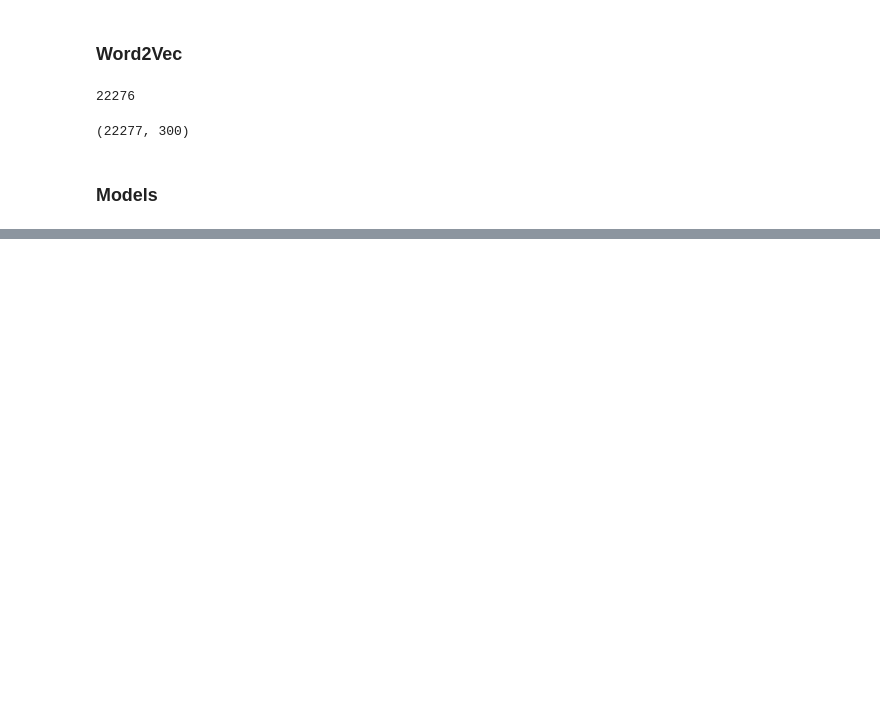
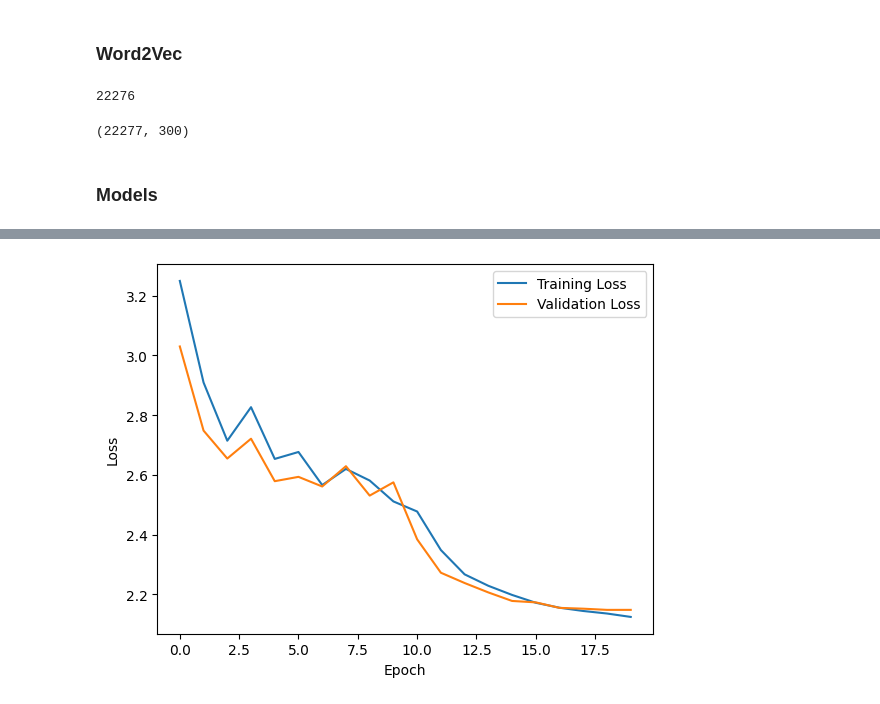
Before and after one commit to J-o-e-M/Deep-Learning-Cyberbullying-Tweet-Classification, a Jupyter notebook: main.ipynb, the cells around one changed output, grey strips where cells are left out. Cells and saved outputs as stored; diff of their text form; code cells hidden in the pictures; blank space fills up the shorter version.

```diff
--- a/main.ipynb
+++ b/main.ipynb
@@ -334,0 +357,18 @@ for model in models:
+# %%
+bi_lstm_clf = BiLSTMClf(input_size, hidden_size, num_layers, num_classes, embedding_matrix, device).to(device)
+
+model = bi_lstm_clf
+optimizer = torch.optim.AdamW(model.parameters(), lr=learning_rate, weight_decay = 5e-6)
+print(f"Training {model.__class__.__name__}")
+train_losses, val_losses = train(train_loader, test_loader, criterion, optimizer, device, model, num_epochs)
+accuracy, precision, recall, f1 = test(test_loader, model, device)
+dl_results[model.__class__.__name__] = {"accuracy": accuracy, "precision": precision, "recall": recall, "f1": f1}
+print("\n\n")
+#plot the training and validation losses
+plt.plot(train_losses, label="Training Loss")
+plt.plot(val_losses, label="Validation Loss")
+plt.xlabel("Epoch")
+plt.ylabel("Loss")
+plt.legend()
+plt.show()
+# %% [output]
@@ -334,0 +392 @@ for model in models:
+[figure, added]
```
Also changed, not shown: parts of 14 cells of this notebook, 2 other files.
